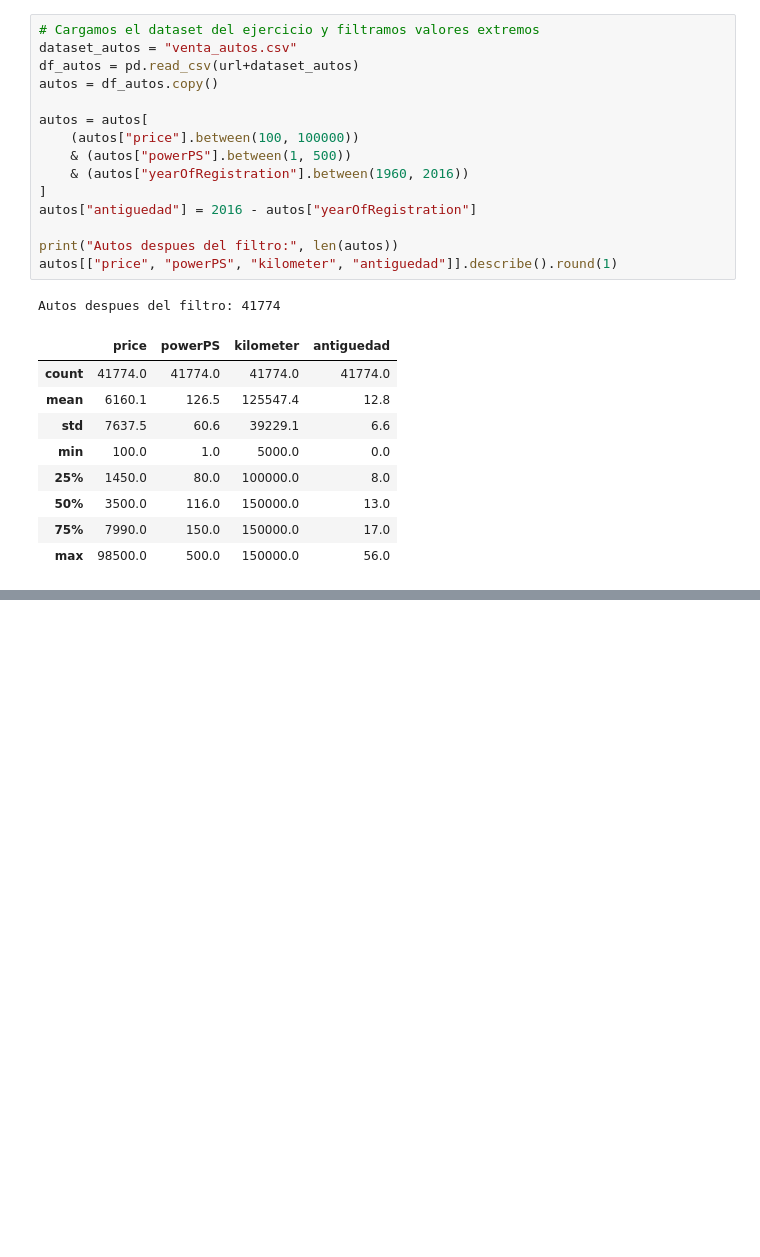
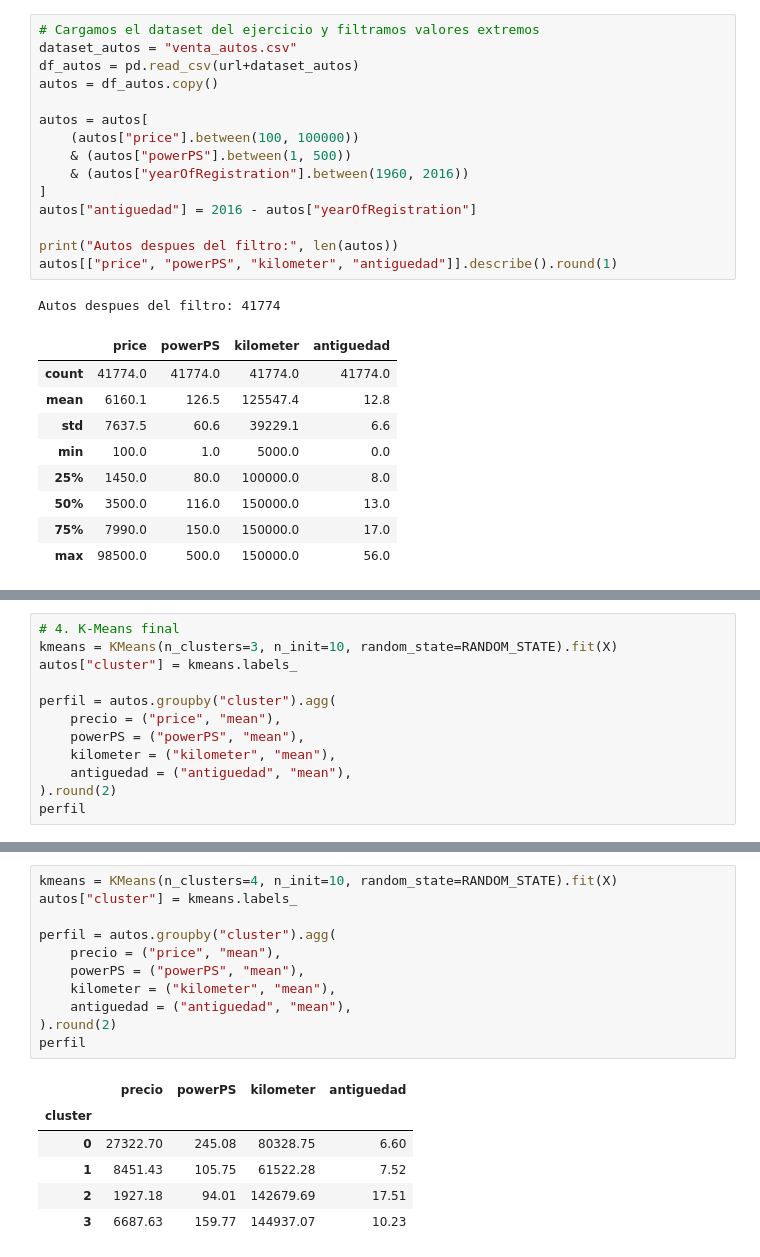
Before and after one commit to EmiiFernandez/actividades_data_sciente_ypf, a Jupyter notebook: notebook/C24_Notebook-28.ipynb, the cells around one changed output, grey strips where cells are left out. Drawn from its saved outputs; the diff is of its cells as text; blank space fills up the shorter version.

```diff
--- a/notebook/C24_Notebook-28.ipynb
+++ b/notebook/C24_Notebook-28.ipynb
@@ -325,0 +323,12 @@ pd.DataFrame({"k": list(valores_k), "inercia": inercias, "silhouette": siluetas}
+# %%
+# 4. K-Means final
+kmeans = KMeans(n_clusters=3, n_init=10, random_state=RANDOM_STATE).fit(X)
+autos["cluster"] = kmeans.labels_
+
+perfil = autos.groupby("cluster").agg(
+    precio = ("price", "mean"),
+    powerPS = ("powerPS", "mean"),
+    kilometer = ("kilometer", "mean"),
+    antiguedad = ("antiguedad", "mean"),
+).round(2)
+perfil
@@ -325,0 +341,18 @@ pd.DataFrame({"k": list(valores_k), "inercia": inercias, "silhouette": siluetas}
+# %%
+kmeans = KMeans(n_clusters=4, n_init=10, random_state=RANDOM_STATE).fit(X)
+autos["cluster"] = kmeans.labels_
+
+perfil = autos.groupby("cluster").agg(
+    precio = ("price", "mean"),
+    powerPS = ("powerPS", "mean"),
+    kilometer = ("kilometer", "mean"),
+    antiguedad = ("antiguedad", "mean"),
+).round(2)
+perfil
+# %% [output]
+|  | precio | powerPS | kilometer | antiguedad |
+| cluster |  |  |  |  |
+| 0 | 27322.70 | 245.08 | 80328.75 | 6.60 |
+| 1 | 8451.43 | 105.75 | 61522.28 | 7.52 |
+| 2 | 1927.18 | 94.01 | 142679.69 | 17.51 |
+| 3 | 6687.63 | 159.77 | 144937.07 | 10.23 |
```
Also changed, not shown: parts of 8 cells of this notebook.
